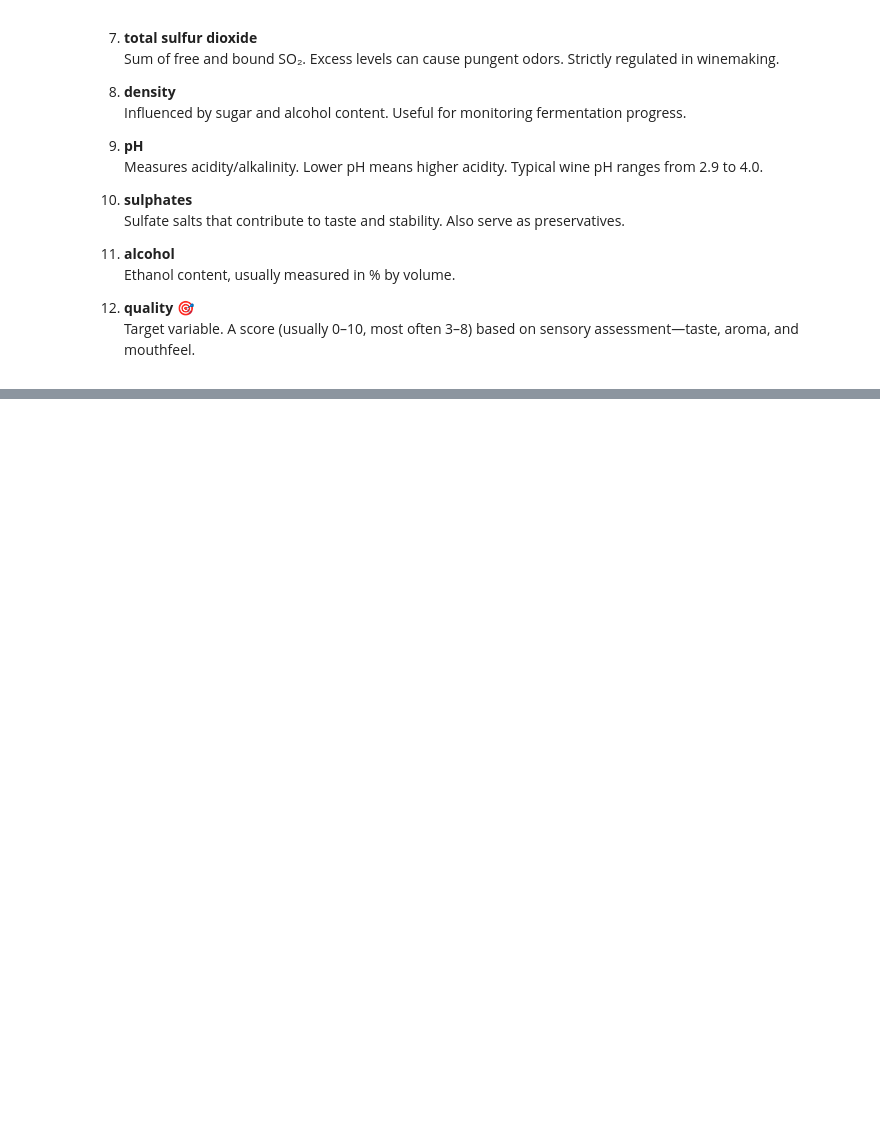
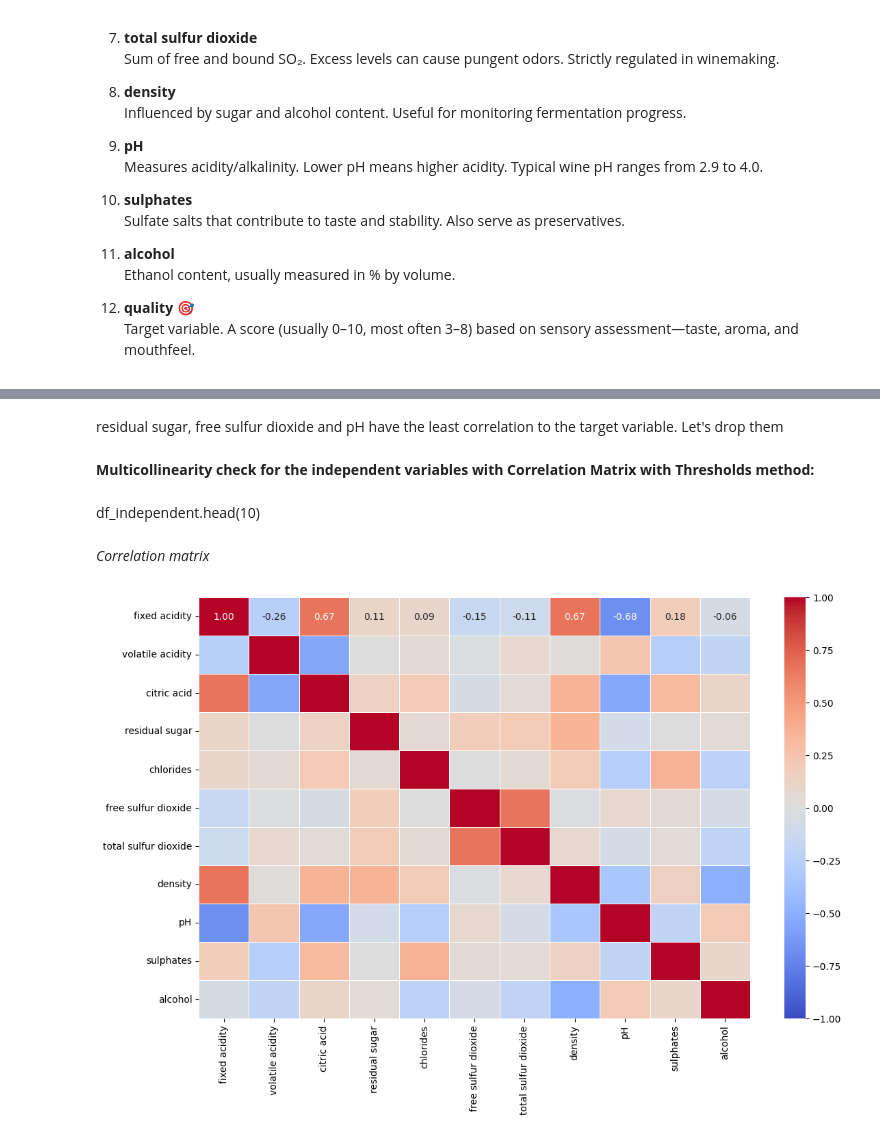
Before and after one commit to AtRealMasterLuke/WineQuality-SVM, a Jupyter notebook: Red Wine Quality - SVM.ipynb, the cells around one changed output, grey strips where cells are left out. Saved outputs shown, nothing was run; the diff lists cells and outputs as text; code cells hidden in the pictures; blank space fills up the shorter version.

```diff
--- a/Red Wine Quality - SVM.ipynb
+++ b/Red Wine Quality - SVM.ipynb
@@ -68,0 +165,18 @@ df.head(10)
+# %% [markdown]
+residual sugar, free sulfur dioxide and pH have the least correlation to the target variable. Let's drop them
+# %% [markdown]
+**Multicollinearity check for the independent variables with Correlation Matrix with Thresholds method:**
+# %%
+# create a new df for the independent variables
+df_independent = df.drop(columns=["quality"])
+# %% [markdown]
+df_independent.head(10)
+# %% [markdown]
+*Correlation matrix*
+# %%
+plt.figure(figsize=(13, 8))
+corr_matrix = df_independent.corr()
+sns.heatmap(corr_matrix, annot = True, fmt=".2f", linewidth=0.5, cmap="coolwarm", vmin = -1, vmax = 1)
+plt.show()
+# %% [output]
+[figure, added]
```
Also changed, not shown: parts of 40 cells of this notebook.
